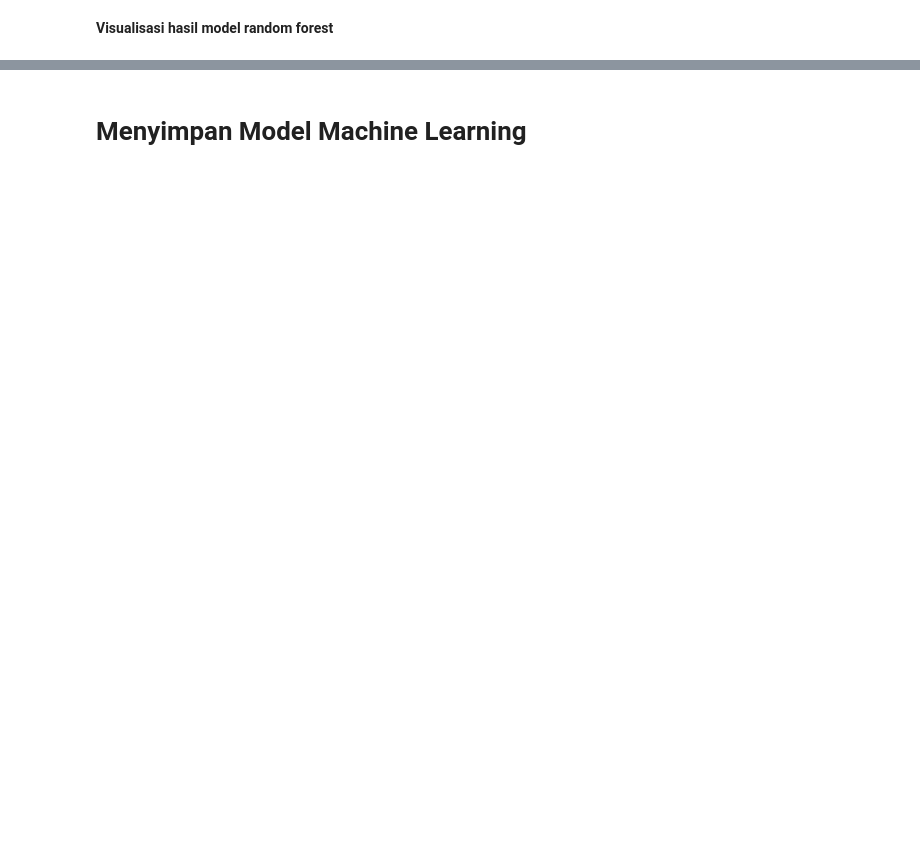
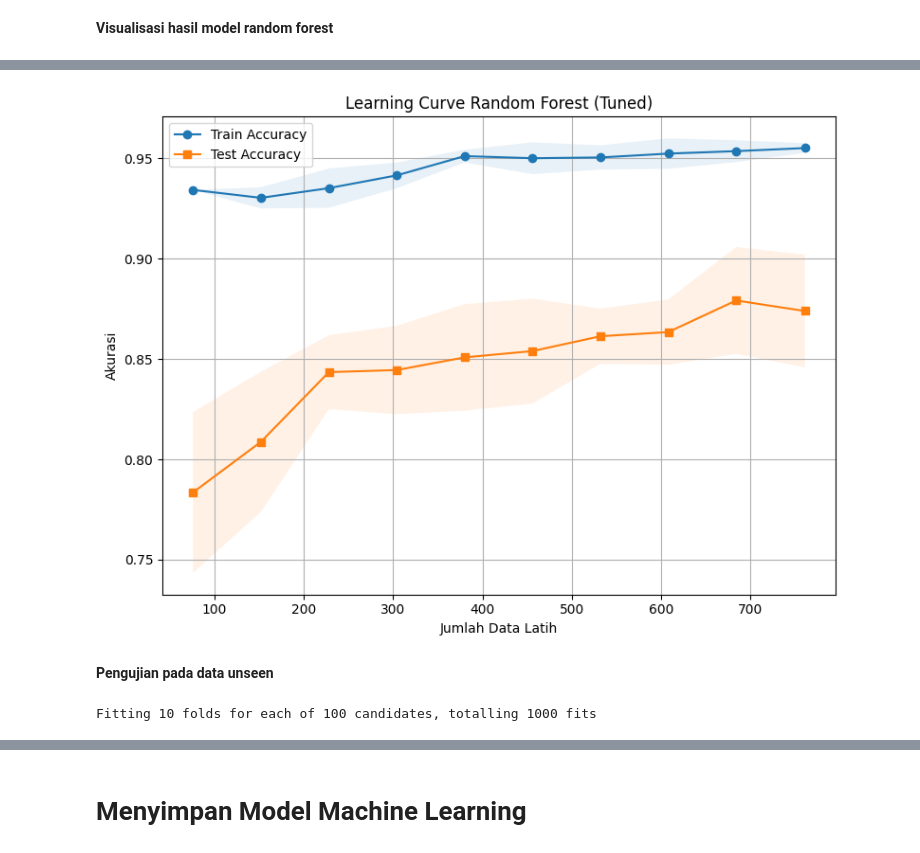
Before and after one commit to fiksdevploper/MachineLearning_Klasifikasi_PenyakitJantung, a Jupyter notebook: klasifikasi.ipynb, the cells around one changed output, grey strips where cells are left out. Drawn from its saved outputs; the diff is of its cells as text; code cells hidden in the pictures; blank space fills up the shorter version.

```diff
--- a/klasifikasi.ipynb
+++ b/klasifikasi.ipynb
@@ -403,0 +370,38 @@ plt.show()
+# %%
+from sklearn.model_selection import learning_curve
+best_model = random_search.best_estimator_
+
+# Menghitung learning curve
+train_sizes, train_scores, test_scores = learning_curve(
+    estimator=best_model,
+    X=X_train,
+    y=y_train,
+    cv=5,
+    scoring='accuracy',
+    train_sizes=np.linspace(0.1, 1.0, 10),
+    n_jobs=-1
+)
+
+# Hitung rata-rata dan standar deviasi
+train_scores_mean = train_scores.mean(axis=1)
+train_scores_std = train_scores.std(axis=1)
+test_scores_mean = test_scores.mean(axis=1)
+test_scores_std = test_scores.std(axis=1)
+# %%
+# Plot learning curve
+plt.figure(figsize=(8,6))
+plt.plot(train_sizes, train_scores_mean, label='Train Accuracy', marker='o')
+plt.fill_between(train_sizes, train_scores_mean - train_scores_std, train_scores_mean + train_scores_std, alpha=0.1)
+plt.plot(train_sizes, test_scores_mean, label='Test Accuracy', marker='s')
+plt.fill_between(train_sizes, test_scores_mean - test_scores_std, test_scores_mean + test_scores_std, alpha=0.1)
+plt.title('Learning Curve Random Forest (Tuned)')
+plt.xlabel('Jumlah Data Latih')
+plt.ylabel('Akurasi')
+plt.legend()
+plt.grid(True)
+plt.tight_layout()
+plt.show()
+# %% [output]
+[figure, added]
+# %% [markdown]
+**Pengujian pada data unseen**
@@ -403,0 +410,5 @@ plt.show()
+# %%
+random_search.fit(X_full_train, y_full_train)
+best_model = random_search.best_estimator_
+# %% [output]
+Fitting 10 folds for each of 100 candidates, totalling 1000 fits
```
Also changed, not shown: parts of 16 cells of this notebook, 2 other files.
